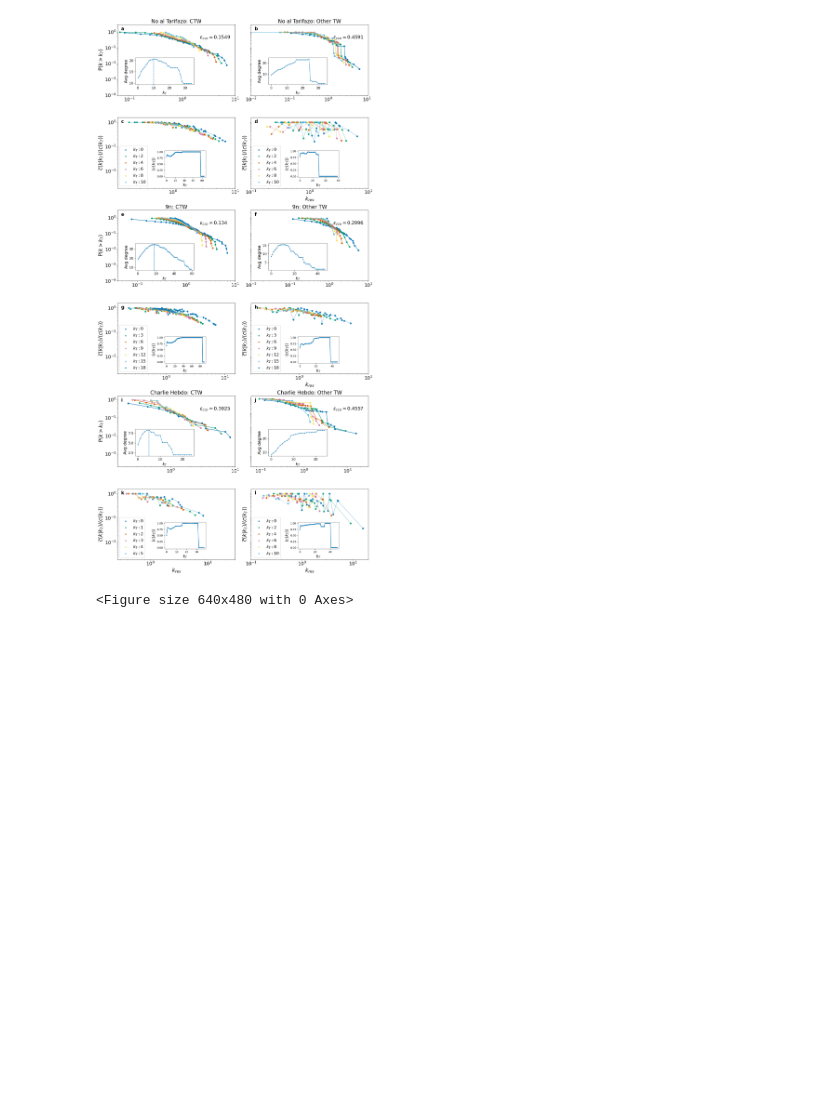
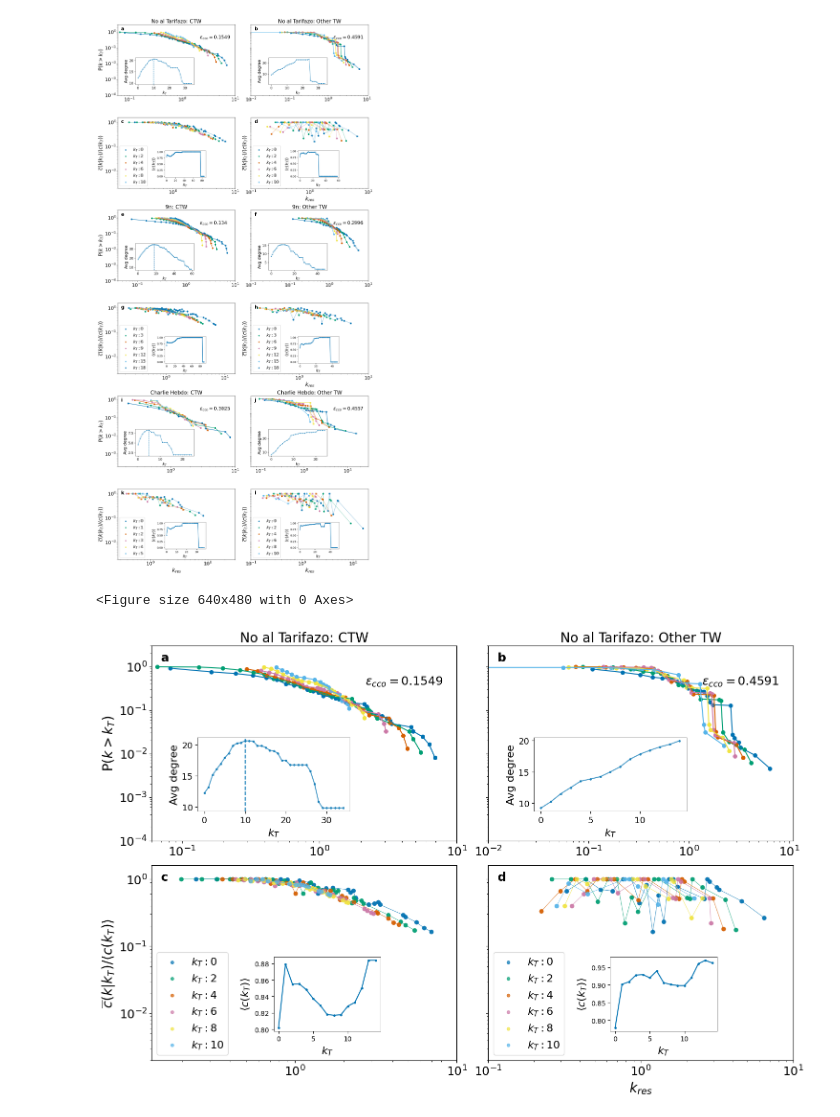
Before and after one commit to Manusua/self-similarity-in-social-movements, a Jupyter notebook: latex_self_similarity.ipynb, the cells around one changed output. Saved outputs shown, nothing was run; the diff lists cells and outputs as text; code cells hidden in the pictures; blank space fills up the shorter version.

```diff
--- a/latex_self_similarity.ipynb
+++ b/latex_self_similarity.ipynb
@@ -928,3 +918,84 @@ plt.show()
 # %% [output]
 [figure]
 <Figure size 640x480 with 0 Axes>
+# %%
+# Misma figura que la celda anterior, pero en 3 plots separados (uno por movimiento social)
+plt.style.use('seaborn-v0_8-colorblind')
+
+cfg = [
+	dict(k='nat', title='No al Tarifazo', x_f=(0.15, 15), x_o=(0.8, 10), xcl=15, lim_f='limit_kt_nat_f', lim_o=15),
+	dict(k='9n',  title='9n',            x_f=(0.13, 10), x_o=(0.8, 15), xcl=20, lim_f='limit_kt_9n_f',  lim_o=20),
+	dict(k='ch',  title='Charlie Hebdo', x_f=(0.27, 30), x_o=(0.8, 30), xcl=8,  lim_f=25,             lim_o=15),
+]
+G = globals()
+
+def _lim(x):
+	return G[x] if isinstance(x, str) else x
+
+xlims = [(0.06,10),(0.01,11),(0.13, 10),(0.1,10),(0.04, 10),(0.01,10),(0.15, 15),(0.2,10),(0.15,10),(0.06, 30),(0.27, 30),(0.1,20)]
+ylims = [(0.0001, 3),(0.0001, 3),(0.002, 1.6),(0.002, 1.6),(0.0001, 3),(0.0001, 3),(0.002, 1.6),(0.002, 1.6),(0.0002, 1.6),(0.00002, 1.6),(0.002, 1.6),(0.002, 1.6)]
+
+eps_pairs = [(eps_nat, eps_nat_o), (eps_9n, eps_9n_o), (eps_ch, eps_ch_o)]
+
+for i, c in enumerate(cfg):
+	base = 4 * i
+	fig, axs = plt.subplots(2, 2)
+	axs = axs.flat
+	for ax in axs:
+		ax.set_facecolor('white')
+	fig.set_size_inches(15, 10)
+
+	for col, suf, inset, axv in [
+		(0, '_f',   [0.15, 0.15, 0.5, 0.38], G[f"critical_kt_{c['k']}_f"]),
+		(1, '_o_f', [0.15, 0.15, 0.5, 0.38], None),
+	]:
+		index = base + col
+		ax_pdf, ax_cl = axs[col], axs[col + 2]
+		arr_ccdf = G[f"arr_ccdf_points_{c['k']}{suf}"]
+		arr_kt   = G[f"arr_kt_plot_{c['k']}{suf}"]
+		d_deg    = G[f"dict_avg_deg_{c['k']}{suf}"]
+		d_int    = G[f"dict_norm_int_deg_{c['k']}{suf}"]
+		d_cl     = G[f"dict_thres_avg_clust_{c['k']}{suf}"]
+		lim_kt   = _lim(c['lim_f'] if col == 0 else c['lim_o'])
+
+		plot_ccdf(ax_pdf, arr_ccdf, arr_kt, ylim=ylims[index], xlim=xlims[index])
+		ax_in = ax_pdf.inset_axes(inset)
+		plot_avg_deg(ax_in, d_deg, lim_kt, axvline=axv, xlabel="$k_T$", ylabel="Avg degree")
+		ax_in.tick_params(axis='both', which='major', labelsize=13)
+
+		plot_clust_ss_densprob_expbin(ax_cl, arr_kt, d_int, aa=1.02, nobinning=0, xlim=xlims[index+2], ylim=ylims[index+2],
+									 alpha=0.7, marker='o', linewidth=0.8, s=6,
+									 ylabel='$\\overline{c}(k|k_T)/\\langle c(k_T)\\rangle$', xlabel='$k_{res}$')
+		ax_in2 = ax_cl.inset_axes([0.4, 0.15, 0.35, 0.38])
+		plot_avg_clust(ax_in2, d_cl, ylabel='$\\langle c(k_T)\\rangle$', xlabel='$k_T$', xlim=c['xcl'])
+
+	for local_i, ax in enumerate(axs):
+		ax.text(0.03, 0.97, 'abcdefghijkl'[base + local_i], transform=ax.transAxes, fontsize=18, fontweight='bold', va='top', ha='left')
+
+	for j in [2, 3]:
+		axs[j].legend(fontsize=16, loc='lower left')
+	for ax in axs:
+		ax.tick_params(axis='both', which='major', labelsize=18)
+	axs[0].set_ylabel('P($k>k_T$)', fontsize=20)
+	eps_i, eps_o = eps_pairs[i]
+	axs[0].text(0.70, 0.85, '$\\epsilon_{cco}=$' + str(round(eps_i, 4)), transform=axs[0].transAxes, fontsize=18, va='top', ha='left')
+	axs[1].text(0.70, 0.85, '$\\epsilon_{cco}=$' + str(round(eps_o, 4)), transform=axs[1].transAxes, fontsize=18, va='top', ha='left')
+	axs[1].set_ylabel('')
+	axs[2].set_ylabel('$\\overline{c}(k|k_T)/\\langle c(k_T)\\rangle$', fontsize=20)
+	if i < 2:
+		axs[2].set_xlabel('')
+	if i == 2:
+		axs[2].set_xlabel('$k_{res}$', fontsize=20)
+		axs[3].set_xlabel('$k_{res}$', fontsize=20)
+
+	axs[0].set_title(f"{c['title']}: CTW", fontsize=20)
+	axs[1].set_title(f"{c['title']}: Other TW", fontsize=20)
+	axs[1].set_yticklabels([])
+	axs[3].set_yticklabels([])
+	axs[3].set_ylabel("")
+
+	plt.tight_layout()
+	plt.savefig(plots_folder + f"all_self_sim_exponential_o_filtered_{c['k']}.png", dpi=300)
+	plt.show()
+# %% [output]
+[figure, added]
```
Also changed, not shown: parts of 3 cells of this notebook, 23 other files.
